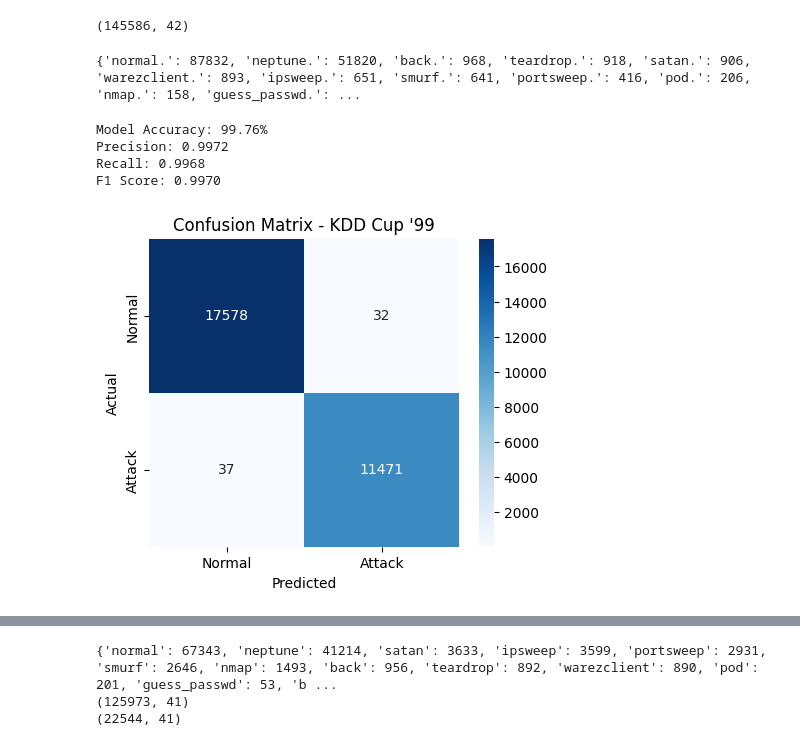
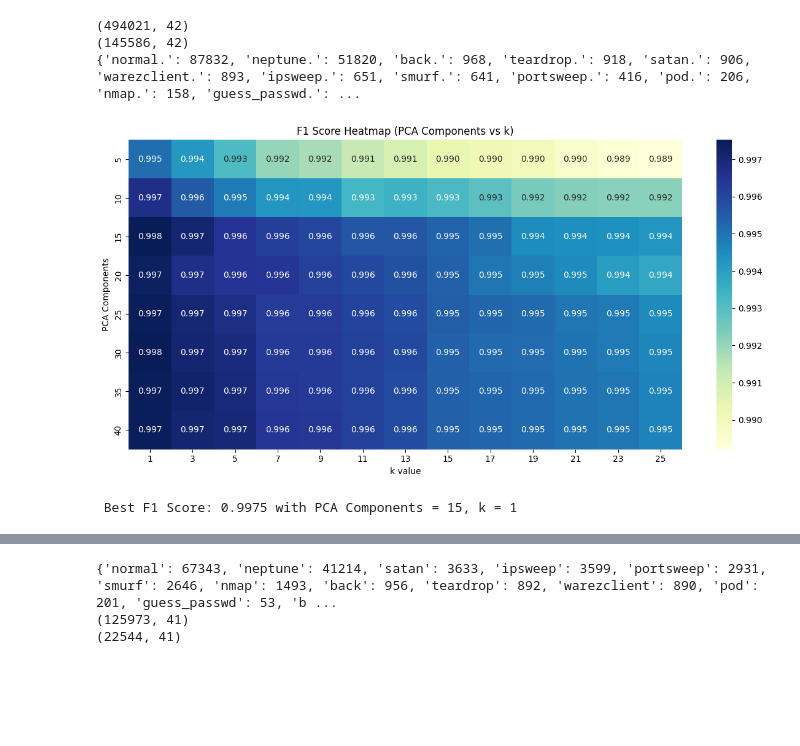
Before and after one commit to Satvik0110/Network-Intrusion-Detector, a Jupyter notebook: NID_using_KNN.ipynb, the cells around one changed output, grey strips where cells are left out. Cells and saved outputs as stored; diff of their text form; code cells hidden in the pictures; blank space fills up the shorter version.

Commit message:
PCA and K-value tuning

```diff
--- a/NID_using_KNN.ipynb
+++ b/NID_using_KNN.ipynb
@@ -86,9 +60,9 @@ def calculateAndDisplayEvaluationMetrics(y_test, y_pred,title):
     print(f"F1 Score: {f1:.4f}")
     plot_confusion_matrix(y_test, y_pred, title)
 # %%
-# (a) KDD Cup '99
+# (a) Evluating on 1st dataset- KDD Cup '99
 
-#defining columns
+#defining columns (naming each of the 41 features+ the target label vector)
 KDDCup_columns = [
     "duration", "protocol_type", "service", "flag", "src_bytes", "dst_bytes",
     "land", "wrong_fragment", "urgent", "hot", "num_failed_logins", "logged_in",
@@ -106,16 +80,17 @@ KDDCup_columns = [
 df = pd.read_csv(filename, names=KDDCup_columns)
 
 #Removes duplicate rows(data cleaning)
+print(df.shape)
 df = df.drop_duplicates()
+print(df.shape)
 
-print(df.shape)
+print(df['label'].value_counts().to_dict())  # Returns all unique labels in the dataset with their count as a
+
+#Therefore, we can see that the KDD Dataset contains lot of redundant(duplicate) data and is highly imbalanced
 # %% [output]
+(494021, 42)
 (145586, 42)
+{'normal.': 87832, 'neptune.': 51820, 'back.': 968, 'teardrop.': 918, 'satan.': 906, 'warezclient.': 893, 'ipsweep.': 651, 'smurf.': 641, 'portsweep.': 416, 'pod.': 206, 'nmap.': 158, 'guess_passwd.': ...
-# %%
-print(df['label'].value_counts().to_dict())  # Returns all unique labels in the dataset with their count as a
-#Clearly, we can see that this daataset is very skewed and imbalanced
-# %% [output]
-{'normal.': 87832, 'neptune.': 51820, 'back.': 968, 'teardrop.': 918, 'satan.': 906, 'warezclient.': 893, 'ipsweep.': 651, 'smurf.': 641, 'portsweep.': 416, 'pod.': 206, 'nmap.': 158, 'guess_passwd.': ...
 # %%
 #Preprocessing Data
 
@@ -138,16 +113,50 @@ X = scaler.fit_transform(X)
 
 # 80% train, 20% test dataset split
 X_train, X_test, y_train, y_test = train_test_split(X, y, test_size=0.2, random_state=42)
-# %%
-knn = KNNClassifier(k=5)
-knn.fit(X_train, y_train)
-y_pred= knn.predict(X_test)
-
-calculateAndDisplayEvaluationMetrics(y_test, y_pred, "Confusion Matrix - KDD Cup '99" )
-# %% [output]
-Model Accuracy: 99.76%
-Precision: 0.9972
-Recall: 0.9968
-F1 Score: 0.9970
-[figure, removed]
+# %%
+# Define ranges
+component_list = list(range(5, 41, 5))  # PCA components: 5 to 40
+k_list = list(range(1, 26, 2))          # k values: 1 to 25 (odd numbers)
+
+# Prepare a matrix to store F1 scores
+f1_matrix = np.zeros((len(component_list), len(k_list)))
+
+best_score = 0
+best_k = None
+best_n_components = None
+
+# Loop over PCA components and k values
+for i, n in enumerate(tqdm(component_list, desc="PCA Components")):
+    pca = PCA(n_components=n)
+    X_train_pca = pca.fit_transform(X_train)
+    X_test_pca = pca.transform(X_test)
+
+    for j, k in enumerate(tqdm(k_list, leave=False, desc=f"k values (PCA={n})")):
+        knn = KNeighborsClassifier(n_neighbors=k, n_jobs=-1)
+        knn.fit(X_train_pca, y_train)
+        y_pred = knn.predict(X_test_pca)
+        score = f1_score(y_test, y_pred)
+
+        f1_matrix[i, j] = score  # Store score
+
+        if score > best_score:
+            best_score = score
+            best_k = k
+            best_n_components = n
+
+# Heatmap plot
+plt.figure(figsize=(12, 6))
+sns.heatmap(f1_matrix, annot=True, fmt=".3f", cmap="YlGnBu",
+            xticklabels=k_list, yticklabels=component_list)
+plt.title("F1 Score Heatmap (PCA Components vs k)")
+plt.xlabel("k value")
+plt.ylabel("PCA Components")
+plt.tight_layout()
+plt.show()
+
+# Print best configuration
+print(f"\n Best F1 Score: {best_score:.4f} with PCA Components = {best_n_components}, k = {best_k}")
+# %% [output]
+[figure, added]
+ Best F1 Score: 0.9975 with PCA Components = 15, k = 1
 # %%
```
Also changed, not shown: parts of 9 cells of this notebook.
